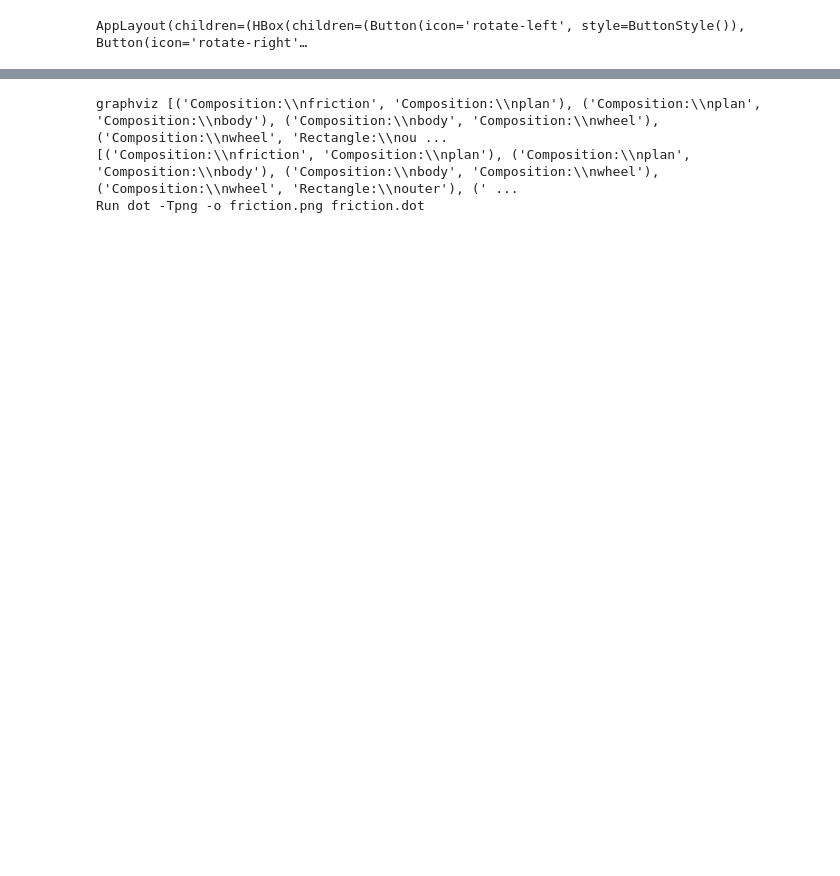
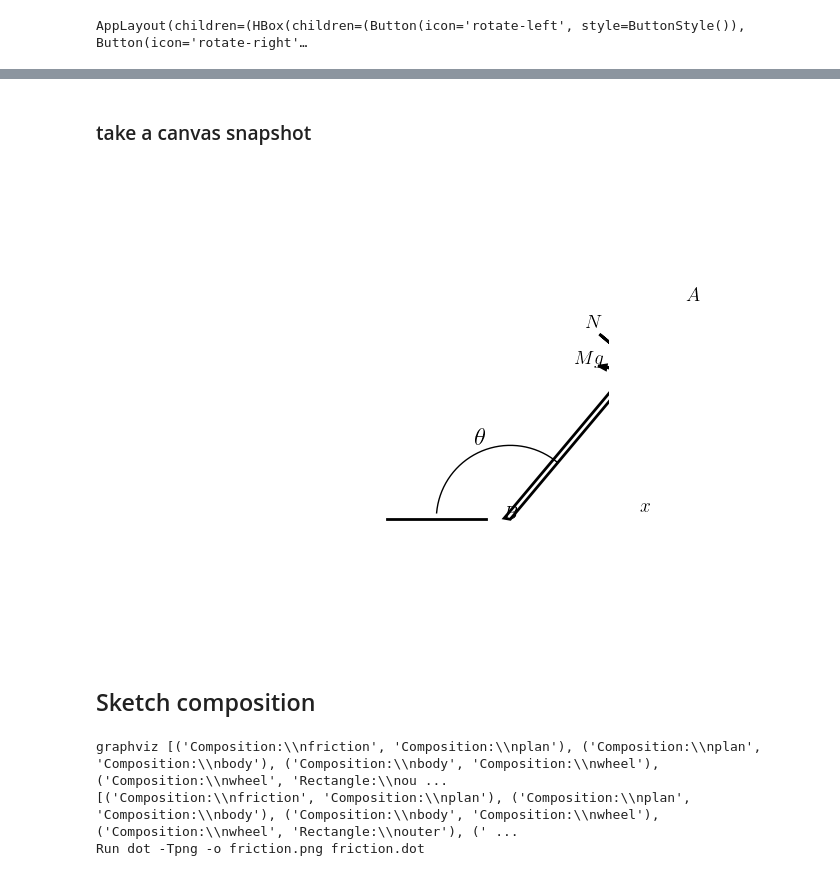
Before and after one commit to gbrault/jupytersketcher, a Jupyter notebook: notebooks/DryFriction.ipynb, the cells around one changed output, grey strips where cells are left out. Saved outputs shown, nothing was run; the diff lists cells and outputs as text; code cells hidden in the pictures; blank space fills up the shorter version.

Commit message:
improved DryFriction Notebook

```diff
--- a/notebooks/DryFriction.ipynb
+++ b/notebooks/DryFriction.ipynb
@@ -167,3 +184,14 @@ drawing_tool.mpl
+# %% [markdown]
+### take a canvas snapshot
+# %%
+drawing_tool.mpl.gcf().canvas.print_png("friction.png")
+from PIL import Image
+img = Image.open("friction.png")
+img
+# %% [output]
+[figure, added]
+# %% [markdown]
+## Sketch composition
 # %%
 myfig['friction'].graphviz_dot('friction')
 # %% [output]
```
Also changed, not shown: parts of 24 cells of this notebook, 3 other files.
